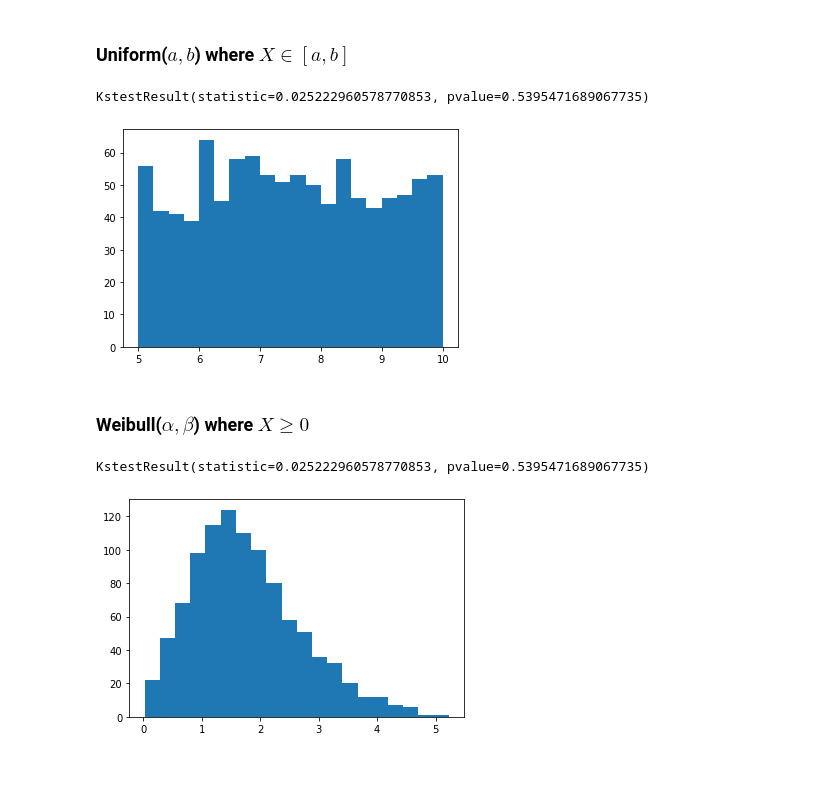
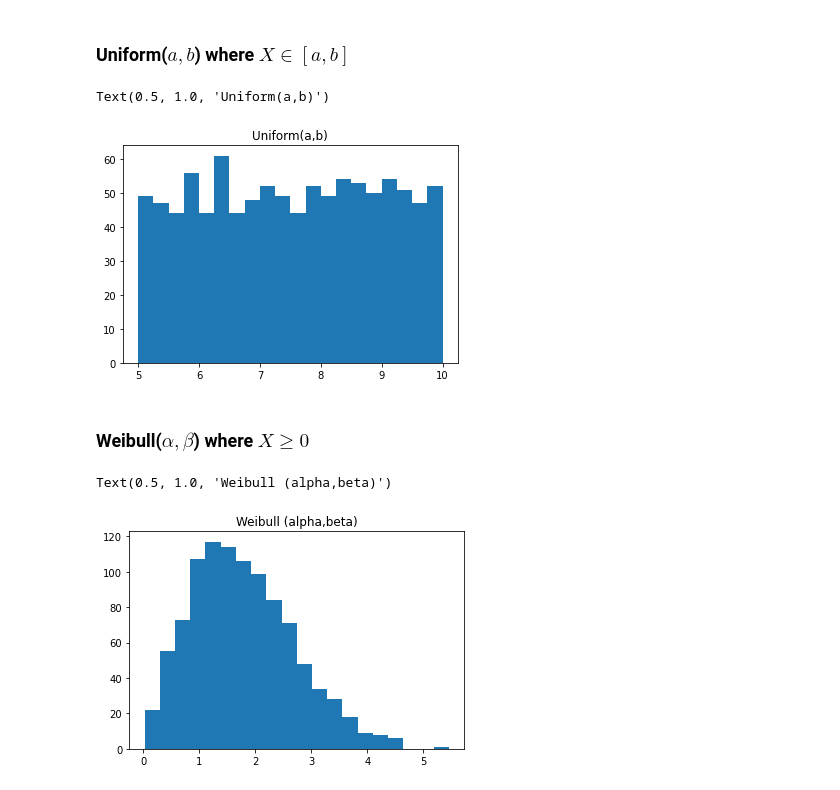
Before and after one commit to nsydn/ise304_syssim, a Jupyter notebook: tests_for_RNs.ipynb, the cells around one changed output. Drawn from its saved outputs; the diff is of its cells as text; code cells hidden in the pictures.

```diff
--- a/tests_for_RNs.ipynb
+++ b/tests_for_RNs.ipynb
@@ -197,33 +206,29 @@ plt.hist(X,20)
 ### Uniform($a,b$) where $X\in[a,b]$
 # %%
 import numpy as np
-np.random.seed(123)
+np.random.seed(12345)
 R = np.random.rand(1000)
 
 a,b = 5,10
 X = a + (b-a)*R
 
-plt.hist(R,20)
-plt.hist(X,20)
-
-kstest(R,'uniform')
+#plt.hist(R,20); plt.title('Uniform(0,1)')
+plt.hist(X,20); plt.title('Uniform(a,b)')
 # %% [output]
-KstestResult(statistic=0.025222960578770853, pvalue=0.5395471689067735)
+Text(0.5, 1.0, 'Uniform(a,b)')
-[figure, old version]
+[figure, new version]
 # %% [markdown]
 ### Weibull($\alpha,\beta$) where $X\geq 0$
 # %%
 import numpy as np
-np.random.seed(123)
+np.random.seed(12345)
 R = np.random.rand(1000)
 
 alpha,beta = 0.5,2
 X = (1/alpha)*(-np.log(1-R))**(1/beta)
 
-#plt.hist(R,20)
-plt.hist(X,20)
-
-kstest(R,'uniform')
+#plt.hist(R,20); plt.title('Uniform(0,1)')
+plt.hist(X,20); plt.title('Weibull (alpha,beta)')
 # %% [output]
-KstestResult(statistic=0.025222960578770853, pvalue=0.5395471689067735)
+Text(0.5, 1.0, 'Weibull (alpha,beta)')
-[figure, old version]
+[figure, new version]
```
Also changed, not shown: parts of 10 cells of this notebook.
